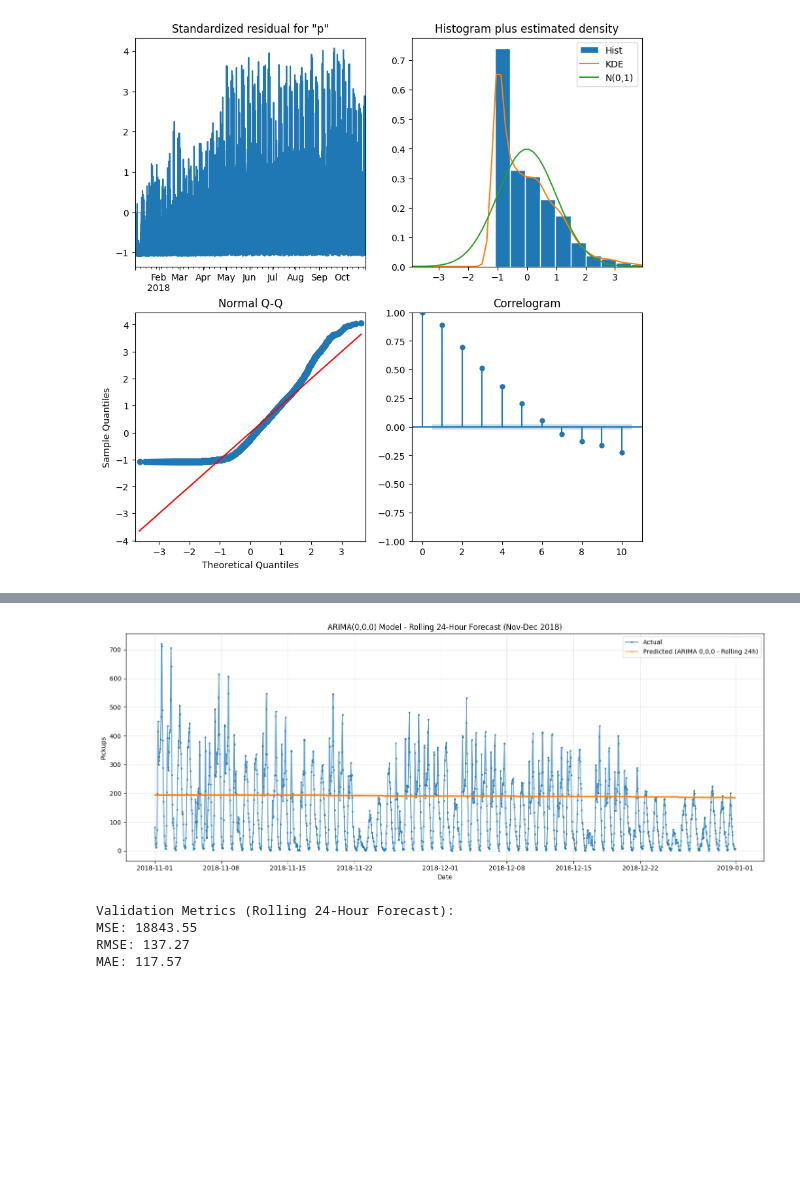
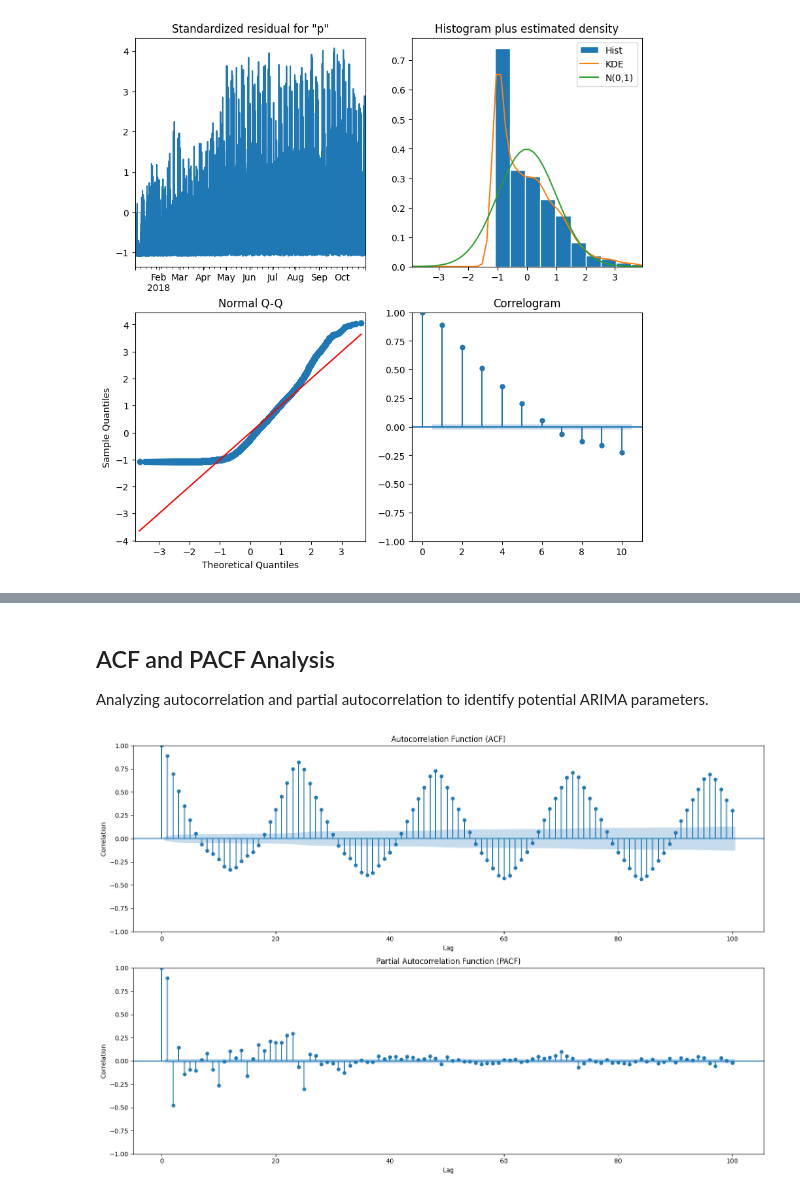
Before and after one commit to dtukrelle/Analysis-of-NY-Citi-Bike-stations, a Jupyter notebook: project_timeseries.ipynb, the cells around one changed output, grey strips where cells are left out. Drawn from its saved outputs; the diff is of its cells as text; code cells hidden in the pictures; blank space fills up the shorter version.

```diff
--- a/project_timeseries.ipynb
+++ b/project_timeseries.ipynb
@@ -243,29 +481,25 @@ Total actual values: 1464
-# %%
-# Plot actual vs predicted for validation period
-plt.figure(figsize=(15, 6))
-plt.plot(val_ts.index, val_actual, label='Actual', marker='o', markersize=2, alpha=0.7)
-plt.plot(val_ts.index, val_predictions, label='Predicted (ARIMA 0,0,0 - Rolling 24h)', marker='x', markersize=2, alpha=0.7)
-plt.title('ARIMA(0,0,0) Model - Rolling 24-Hour Forecast (Nov-Dec 2018)')
-plt.xlabel('Date')
-plt.ylabel('Pickups')
-plt.legend()
-plt.grid(True, alpha=0.3)
-plt.tight_layout()
-plt.show()
-
-# Calculate validation metrics
-from sklearn.metrics import mean_squared_error, mean_absolute_error
-mse = mean_squared_error(val_actual, val_predictions)
-rmse = np.sqrt(mse)
-mae = mean_absolute_error(val_actual, val_predictions)
-
-print(f"\nValidation Metrics (Rolling 24-Hour Forecast):")
-print(f"MSE: {mse:.2f}")
-print(f"RMSE: {rmse:.2f}")
-print(f"MAE: {mae:.2f}")
-# %% [output]
-[figure, removed]
-Validation Metrics (Rolling 24-Hour Forecast):
-MSE: 18843.55
-RMSE: 137.27
-MAE: 117.57
+# %% [markdown]
+## ACF and PACF Analysis
+
+Analyzing autocorrelation and partial autocorrelation to identify potential ARIMA parameters.
+# %%
+from statsmodels.graphics.tsaplots import plot_acf, plot_pacf
+
+# Plot ACF (Autocorrelation Function)
+fig, axes = plt.subplots(2, 1, figsize=(15, 10))
+
+plot_acf(train_ts, lags=100, ax=axes[0])
+axes[0].set_title('Autocorrelation Function (ACF)')
+axes[0].set_xlabel('Lag')
+axes[0].set_ylabel('Correlation')
+
+# Plot PACF (Partial Autocorrelation Function)
+plot_pacf(train_ts, lags=100, ax=axes[1])
+axes[1].set_title('Partial Autocorrelation Function (PACF)')
+axes[1].set_xlabel('Lag')
+axes[1].set_ylabel('Correlation')
+
+plt.tight_layout()
+plt.show()
+# %% [output]
+[figure, added]
```
Also changed, not shown: parts of 18 cells of this notebook.
